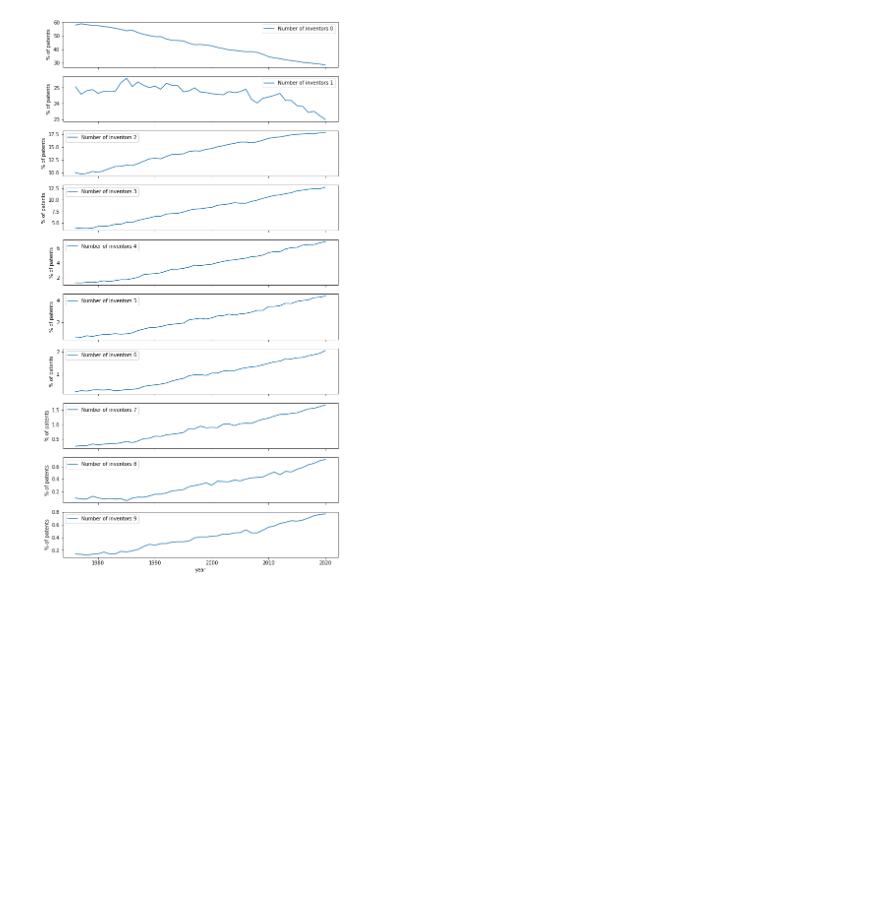
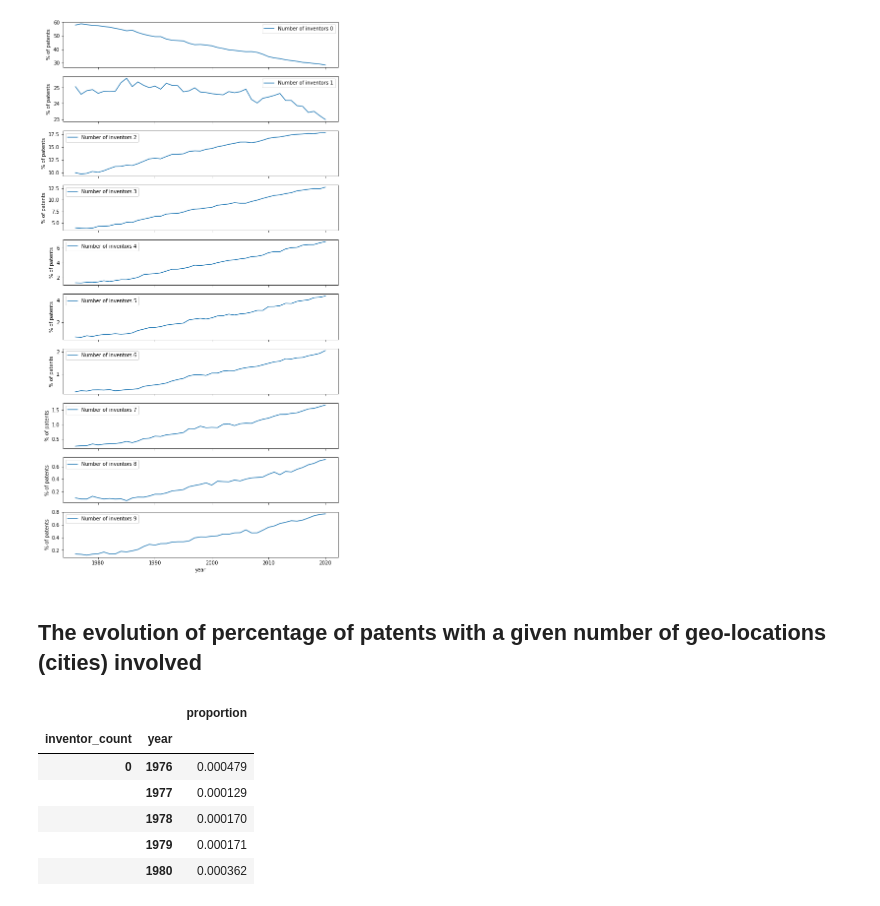
Before and after one commit to boreshkinai/patent-analysis, a Jupyter notebook: PatentsSandbox.ipynb, the cells around one changed output. Cells and saved outputs as stored; diff of their text form; code cells hidden in the pictures; blank space fills up the shorter version.

```diff
--- a/PatentsSandbox.ipynb
+++ b/PatentsSandbox.ipynb
@@ -263,3 +263,5 @@ for i, inventors in enumerate(range(1, 11)):
     axes[i].set_xlabel("year")
 # %% [output]
 [figure]
+# %% [markdown]
+## The evolution of percentage of patents with a given number of geo-locations (cities) involved
@@ -265,0 +274,20 @@ for i, inventors in enumerate(range(1, 11)):
+# %%
+inventor_counts_time = geo_counts_time.groupby('year')['inventor_id'].value_counts(normalize=True).to_frame()
+inventor_counts_time = inventor_counts_time.rename(columns={'inventor_id': 'proportion'}).reset_index()
+inventor_counts_time = inventor_counts_time.rename(columns={'inventor_id': 'inventor_count'})
+inventor_counts_time = inventor_counts_time.groupby(['inventor_count', 'year']).agg({'proportion': 'first'})
+
+city_counts_time = geo_counts_time.groupby('year')['city_inventor'].value_counts(normalize=True).to_frame()
+city_counts_time = city_counts_time.rename(columns={'city_inventor': 'proportion'}).reset_index()
+city_counts_time = city_counts_time.rename(columns={'city_inventor': 'city_count'})
+city_counts_time = city_counts_time.groupby(['city_count', 'year']).agg({'proportion': 'first'})
+
+inventor_counts_time.head()
+# %% [output]
+|  |  | proportion |
+| inventor_count | year |  |
+| 0 | 1976 | 0.000479 |
+|  | 1977 | 0.000129 |
+|  | 1978 | 0.000170 |
+|  | 1979 | 0.000171 |
+|  | 1980 | 0.000362 |
```
Also changed, not shown: parts of 5 cells of this notebook.
